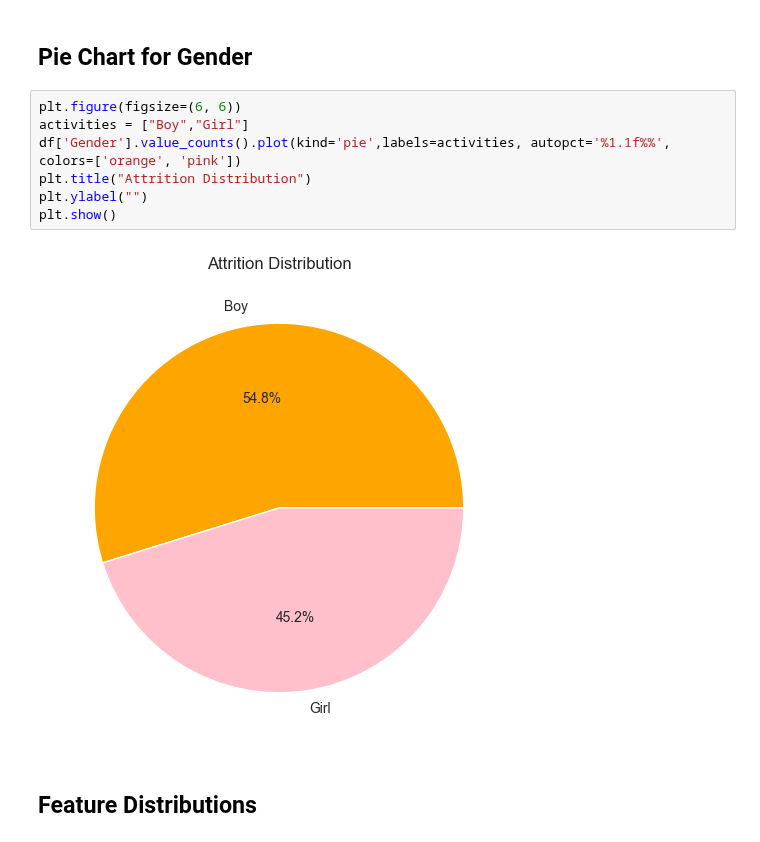
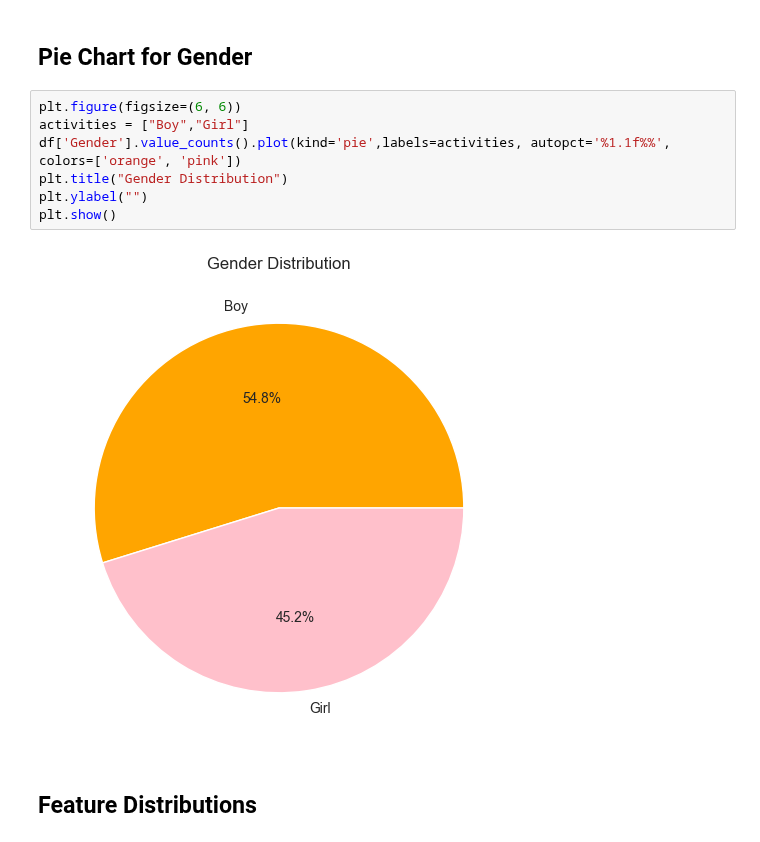
Before and after one commit to AmodMatheesha2003/employee-attrition-prediction-ml, a Jupyter notebook: Notebooks/Data Preprocessing.ipynb, the cells around one changed output. Drawn from its saved outputs; the diff is of its cells as text.

```diff
--- a/Notebooks/Data Preprocessing.ipynb
+++ b/Notebooks/Data Preprocessing.ipynb
@@ -225,12 +225,12 @@ plt.show()
 # %%
 plt.figure(figsize=(6, 6))
 activities = ["Boy","Girl"]
 df['Gender'].value_counts().plot(kind='pie',labels=activities, autopct='%1.1f%%', colors=['orange', 'pink'])
-plt.title("Attrition Distribution")
+plt.title("Gender Distribution")
 plt.ylabel("")
 plt.show()
 # %% [output]
-[figure, old version]
+[figure, new version]
 # %% [markdown]
 ## Feature Distributions
 # %%
```
